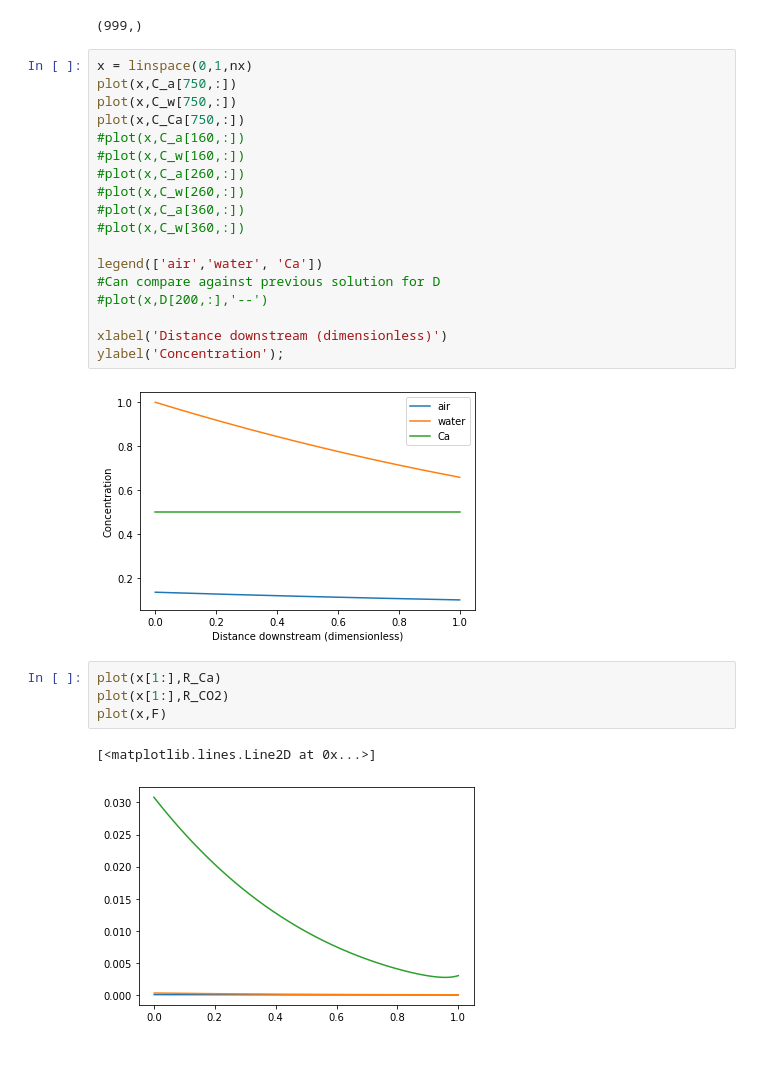
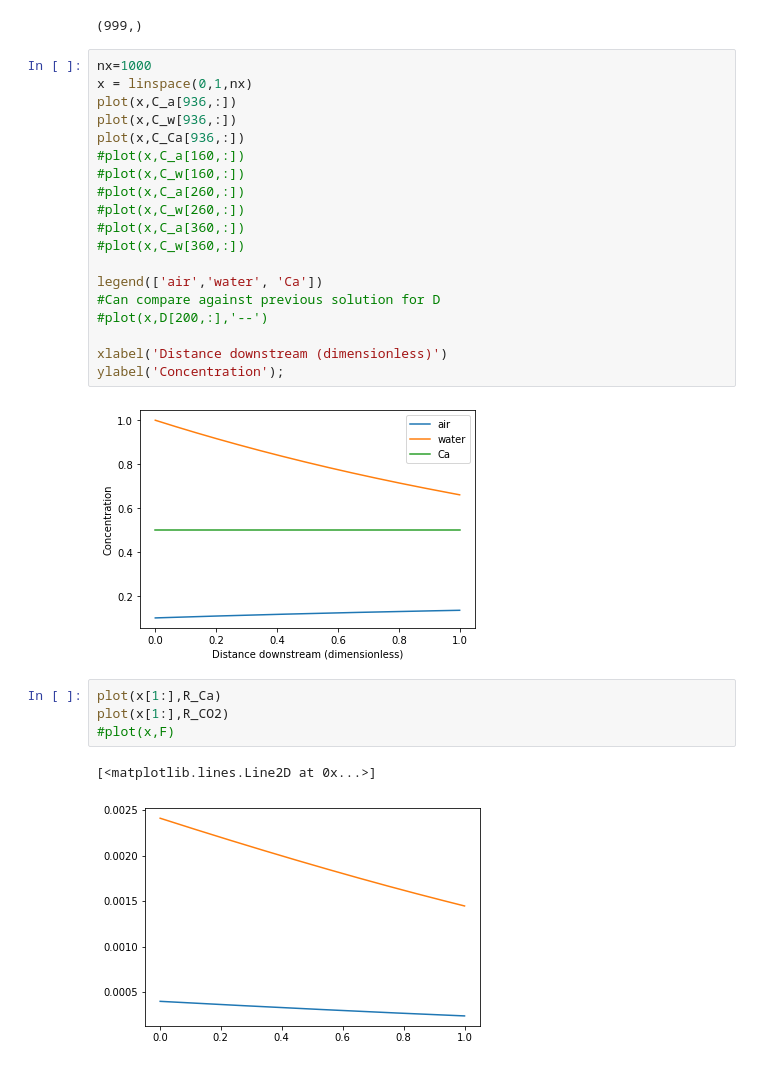
Before and after one commit to CovingtonResearchGroup/champ, a Jupyter notebook: CO2-air-water-adv-disp-exchange.ipynb, the cells around one changed output. Saved outputs shown, nothing was run; the diff lists cells and outputs as text.

```diff
--- a/CO2-air-water-adv-disp-exchange.ipynb
+++ b/CO2-air-water-adv-disp-exchange.ipynb
@@ -199,10 +199,11 @@ mm_yr_to_mols_sec.shape
 # %% [output]
 (999,)
 # %%
+nx=1000
 x = linspace(0,1,nx)
-plot(x,C_a[750,:])
-plot(x,C_w[750,:])
-plot(x,C_Ca[750,:])
+plot(x,C_a[936,:])
+plot(x,C_w[936,:])
+plot(x,C_Ca[936,:])
 #plot(x,C_a[160,:])
 #plot(x,C_w[160,:])
 #plot(x,C_a[260,:])
@@ -217,11 +218,11 @@ legend(['air','water', 'Ca'])
 xlabel('Distance downstream (dimensionless)')
 ylabel('Concentration');
 # %% [output]
-[figure, old version]
+[figure, new version]
 # %%
 plot(x[1:],R_Ca)
 plot(x[1:],R_CO2)
-plot(x,F)
+#plot(x,F)
 # %% [output]
 [<matplotlib.lines.Line2D at 0x...>]
-[figure, old version]
+[figure, new version]
```
Also changed, not shown: parts of 5 cells of this notebook, 1 other file.
